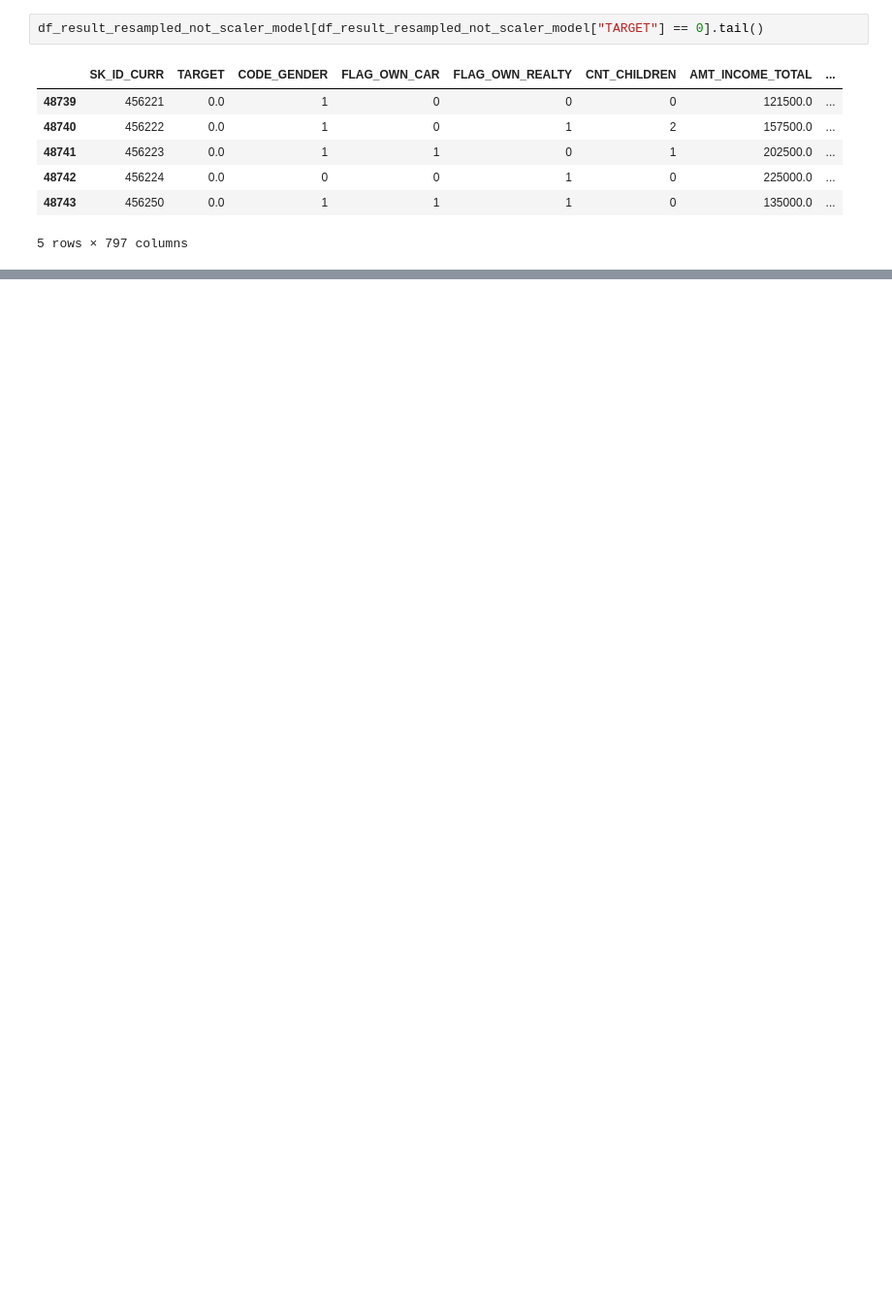
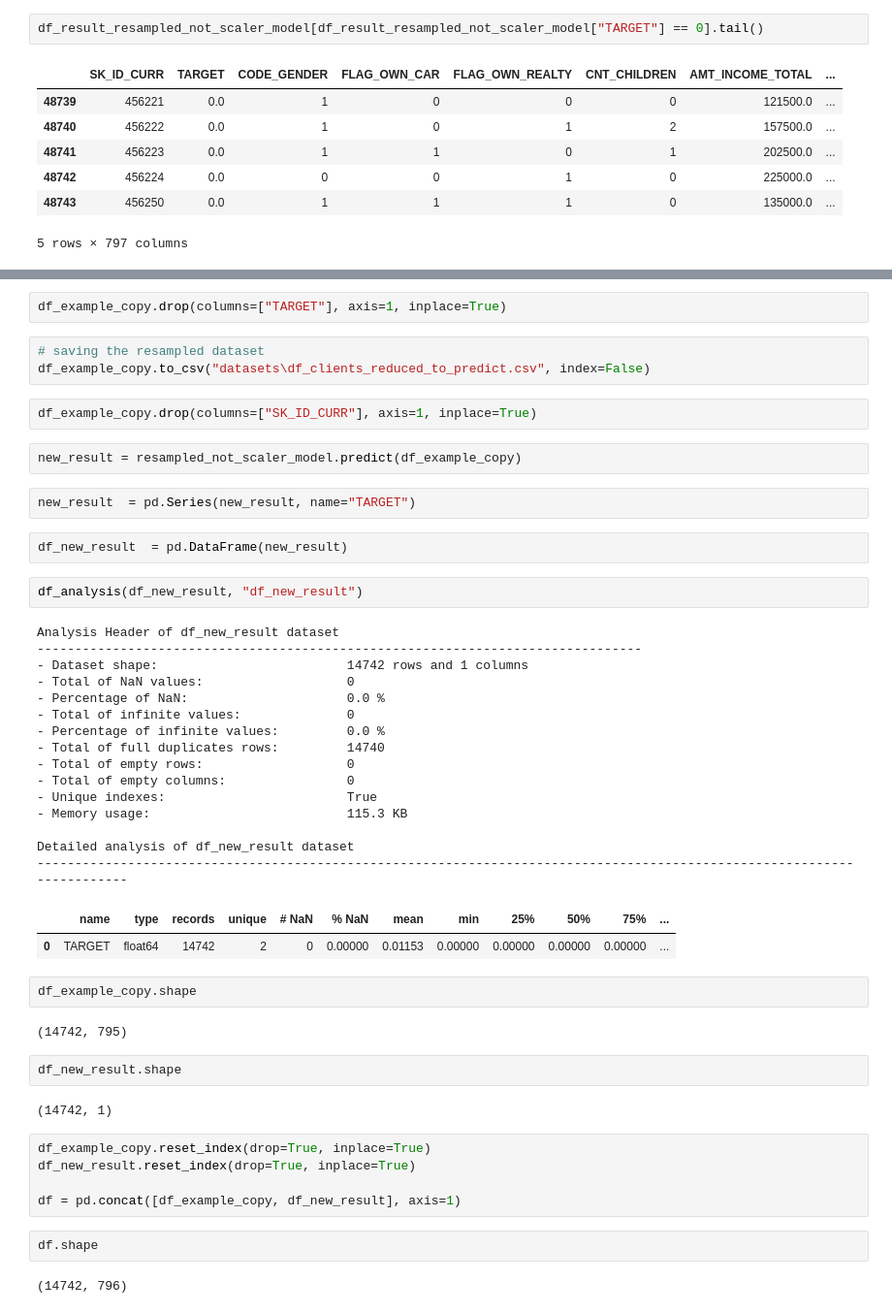
Before and after one commit to samirhinojosa/OC-P7-IMPLEMENT-A-SCORING-MODEL, a Jupyter notebook: notebooks/models_execution.ipynb, the cells around one changed output, grey strips where cells are left out. Shown at 97% size. Drawn from its saved outputs; the diff is of its cells as text; blank space fills up the shorter version.

```diff
--- a/notebooks/models_execution.ipynb
+++ b/notebooks/models_execution.ipynb
@@ -198,0 +207,50 @@ df_result_resampled_not_scaler_model[df_result_resampled_not_scaler_model["TARGE
+# %%
+df_example_copy.drop(columns=["TARGET"], axis=1, inplace=True)
+# %%
+# saving the resampled dataset
+df_example_copy.to_csv("datasets\df_clients_reduced_to_predict.csv", index=False)
+# %%
+df_example_copy.drop(columns=["SK_ID_CURR"], axis=1, inplace=True)
+# %%
+new_result = resampled_not_scaler_model.predict(df_example_copy)
+# %%
+new_result  = pd.Series(new_result, name="TARGET")
+# %%
+df_new_result  = pd.DataFrame(new_result)
+# %%
+df_analysis(df_new_result, "df_new_result")
+# %% [output]
+Analysis Header of df_new_result dataset
+--------------------------------------------------------------------------------
+- Dataset shape:                         14742 rows and 1 columns
+- Total of NaN values:                   0
+- Percentage of NaN:                     0.0 %
+- Total of infinite values:              0
+- Percentage of infinite values:         0.0 %
+- Total of full duplicates rows:         14740
+- Total of empty rows:                   0
+- Total of empty columns:                0
+- Unique indexes:                        True
+- Memory usage:                          115.3 KB
+
+Detailed analysis of df_new_result dataset
+------------------------------------------------------------------------------------------------------------------------
+|  | name | type | records | unique | # NaN | % NaN | mean | min | 25% | 50% | 75% | ... |
+| 0 | TARGET | float64 | 14742 | 2 | 0 | 0.00000 | 0.01153 | 0.00000 | 0.00000 | 0.00000 | 0.00000 | ... |
+# %%
+df_example_copy.shape
+# %% [output]
+(14742, 795)
+# %%
+df_new_result.shape
+# %% [output]
+(14742, 1)
+# %%
+df_example_copy.reset_index(drop=True, inplace=True)
+df_new_result.reset_index(drop=True, inplace=True)
+
+df = pd.concat([df_example_copy, df_new_result], axis=1)
+# %%
+df.shape
+# %% [output]
+(14742, 796)
```
Also changed, not shown: parts of 35 cells of this notebook, 3 other files.
